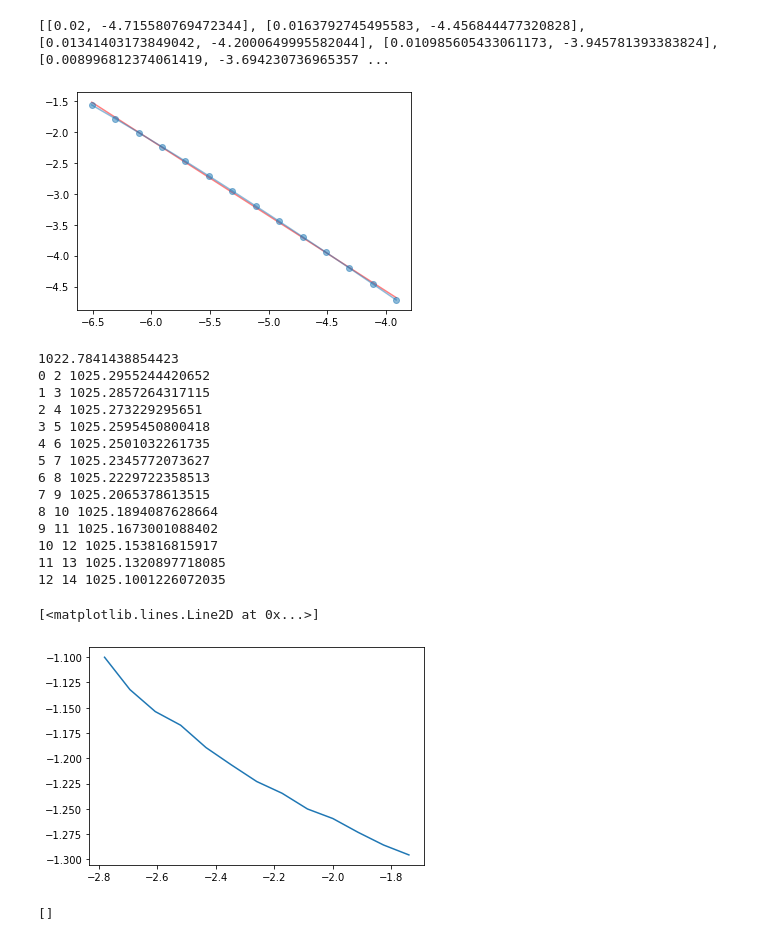
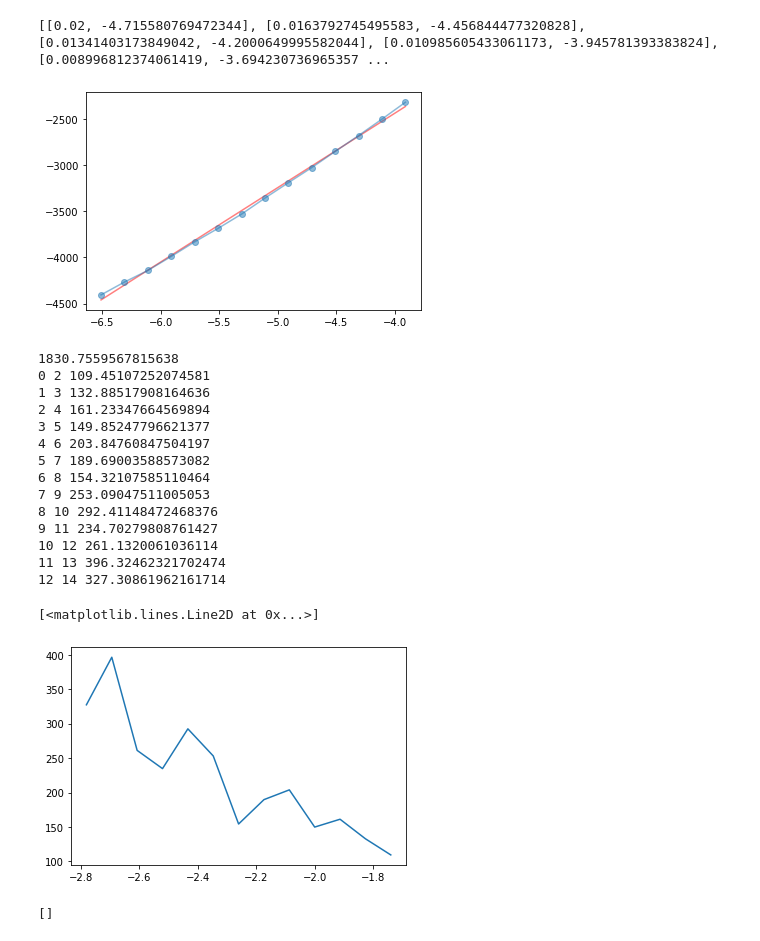
Before and after one commit to rosinality/glow-pytorch, a Jupyter notebook: notebooks/coeff-sequential.ipynb, the cells around one changed output. Drawn from its saved outputs; the diff is of its cells as text; code cells hidden in the pictures.

```diff
--- a/notebooks/coeff-sequential.ipynb
+++ b/notebooks/coeff-sequential.ipynb
@@ -64,33 +64,33 @@ for i in indicies:
 # %%
 to_plot = np.array(to_plot)
 coef = -calculate_coeff(to_plot, 0, len(to_plot), log=True, plot=True)
 print(n_pixel - coef)
 length = 2
 dims = []
 for i in range(0, len(to_plot)-length+1):
     coef = calculate_coeff(to_plot, i, i + length, log=True, plot=False)
     print(i, i + length, n_pixel - coef)
-#     dims.append(n_pixel - coef)
-    dims.append(coef)
+    dims.append(n_pixel - coef)
+#     dims.append(coef)
 plt.plot(np.log10((to_plot[:-1, 0] + to_plot[1:, 0])/2), dims)
 # %% [output]
-[figure, old version]
+[figure, new version]
-1022.7841438854423
-0 2 1025.2955244420652
-1 3 1025.2857264317115
-2 4 1025.273229295651
-3 5 1025.2595450800418
-4 6 1025.2501032261735
-5 7 1025.2345772073627
-6 8 1025.2229722358513
-7 9 1025.2065378613515
-8 10 1025.1894087628664
-9 11 1025.1673001088402
-10 12 1025.153816815917
-11 13 1025.1320897718085
-12 14 1025.1001226072035
+1830.7559567815638
+0 2 109.45107252074581
+1 3 132.88517908164636
+2 4 161.23347664569894
+3 5 149.85247796621377
+4 6 203.84760847504197
+5 7 189.69003588573082
+6 8 154.32107585110464
+7 9 253.09047511005053
+8 10 292.41148472468376
+9 11 234.70279808761427
+10 12 261.1320061036114
+11 13 396.32462321702474
+12 14 327.30861962161714
 [<matplotlib.lines.Line2D at 0x...>]
-[figure, old version]
+[figure, new version]
 # %%
 to_plot = []
 for f in sorted(glob("../ll/*dataset#point_2d*")):
```
Also changed, not shown: 1 other file.
